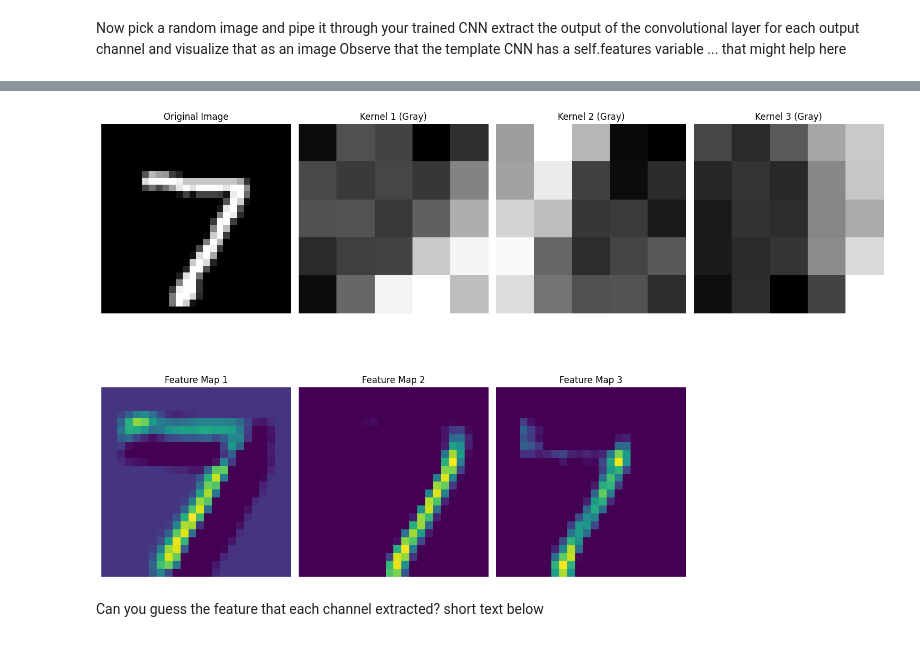
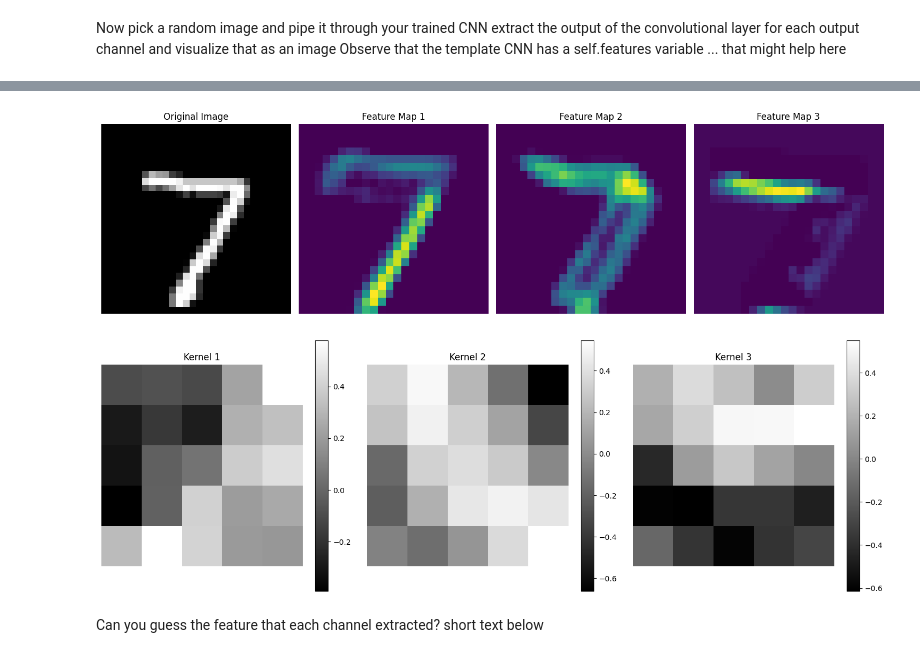
Before and after one commit to Ahmadar91/ML, a Jupyter notebook: Lab_4_Convolutional_Neural_Networks.ipynb, the cells around one changed output, grey strips where cells are left out. Saved outputs shown, nothing was run; the diff lists cells and outputs as text; code cells hidden in the pictures.

```diff
--- a/Lab_4_Convolutional_Neural_Networks.ipynb
+++ b/Lab_4_Convolutional_Neural_Networks.ipynb
@@ -44,8 +62,11 @@ torchvision.transforms.Normalize(
 
 Observe that the RGB image for CIFAR needs three channels (all 0.5) MNIST has only one gray channel!
 # %%
-transform = transforms.Compose(
-    [transforms.ToTensor(), transforms.Normalize((0.5,), (0.5,))]
+transform = torchvision.transforms.Compose(
+    [
+        torchvision.transforms.ToTensor(),
+        torchvision.transforms.Normalize((0.1307,), (0.3081,)),
+    ]
 )
 train_set = torchvision.datasets.MNIST(
     root="./data", train=True, download=True, transform=transform
@@ -240,7 +261,7 @@ for kernelSize in kernelSizes:
     plt.title("Kernel size: " + str(kernelSize))
     plt.xlabel("Epochs")
     plt.ylabel("Accuracy (%)")
-    plt.legend(loc="bottom right")
+    plt.legend(loc="upper left")
     plt.show()
 # %% [output]
 kernel size 2
@@ -393,43 +406,44 @@ plt.show()
 # %%
 model.eval()
 
-image, _ = next(iter(test_loader))
+image, label = next(iter(test_loader))
+
 input_image = image[0].unsqueeze(0)
+
 output = model(input_image)
+
 feature_maps = model.features.squeeze(0).detach().numpy()
 
 kernel_values = model.conv1.weight.detach().numpy()
 
-num_kernels = kernel_values.shape[0]
-num_feature_maps = feature_maps.shape[0]
+plt.figure(figsize=(15, 5))
+plt.subplot(1, 4, 1)
+plt.imshow(input_image.squeeze(0).squeeze(0), cmap="gray")
+plt.title("Original Image")
+plt.axis('off')
 
-plt.figure(figsize=(15, 15))
-
-plt.subplot(3, max(num_kernels, num_feature_maps) + 1, 1)
-plt.imshow(input_image.squeeze().numpy(), cmap="gray")
-plt.title("Original Image")
-plt.axis("off")
-
-for i in range(num_kernels):
-    plt.subplot(3, max(num_kernels, num_feature_maps) + 1, i + 2)
-    plt.imshow(kernel_values[i, 0], cmap="gray")
-    plt.title(f"Kernel {i+1} (Gray)")
-    plt.axis("off")
-
-for i in range(num_feature_maps):
-    plt.subplot(
-        3,
-        max(num_kernels, num_feature_maps) + 1,
-        i + max(num_kernels, num_feature_maps) + 2,
-    )
+for i in range(3):
+    plt.subplot(1, 4, i+2)
     plt.imshow(feature_maps[i], cmap="viridis")
     plt.title(f"Feature Map {i+1}")
-    plt.axis("off")
+    plt.axis('off')
 
 plt.tight_layout()
 plt.show()
+
+plt.figure(figsize=(15, 5))
+for i in range(3):
+    plt.subplot(1, 3, i+1)
+    plt.imshow(kernel_values[i, 0], cmap="gray")
+    plt.title(f"Kernel {i+1}")
+    plt.colorbar()
+    plt.axis('off')
+
+plt.tight_layout()
+plt.show()
 # %% [output]
-[figure, old version]
+[figure, new version]
+[figure, added]
 # %% [markdown]
 Can you guess the feature that each channel extracted? short text below
 # %% [markdown]
```
Also changed, not shown: parts of 11 cells of this notebook.
